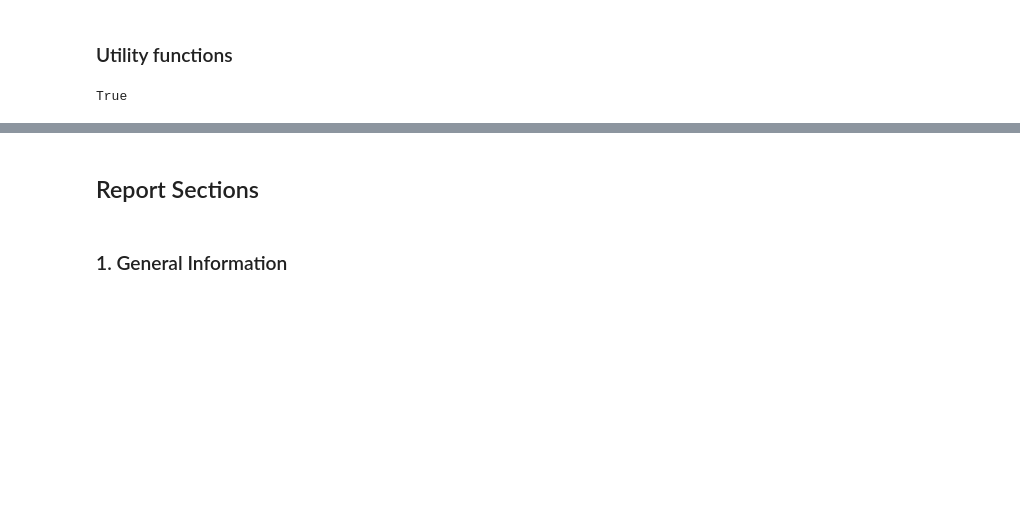
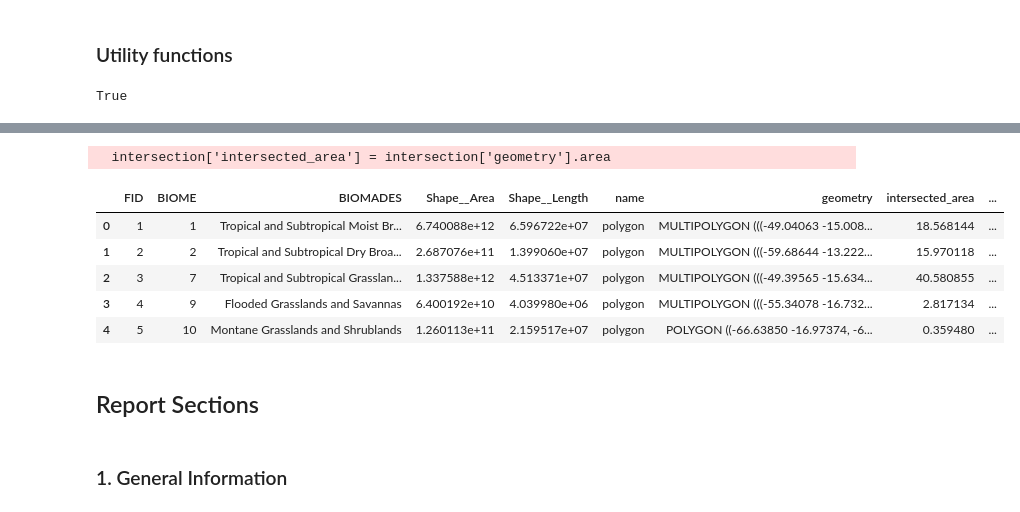
Before and after one commit to Vizzuality/amazonia-360, a Jupyter notebook: science/notebooks/01_report_queries.ipynb, the cells around one changed output, grey strips where cells are left out. Drawn from its saved outputs; the diff is of its cells as text; code cells hidden in the pictures; blank space fills up the shorter version.

```diff
--- a/science/notebooks/01_report_queries.ipynb
+++ b/science/notebooks/01_report_queries.ipynb
@@ -60,3 +166,22 @@ def indicator_queries(indicator, geometry, return_geometry='true'):
+# %%
+# Perform intersection
+intersection = gpd.overlay(gdf, gdf_poly, how='intersection')
+
+# Calculate area of the intersected geometries
+intersection['intersected_area'] = intersection['geometry'].area
+
+# Calculate the proportion of the area of each resulting geometry
+intersection['area_proportion'] = intersection['intersected_area'] / intersection['intersected_area'].sum() * 100
+
+intersection
+# %% [output]
+  intersection['intersected_area'] = intersection['geometry'].area
+|  | FID | BIOME | BIOMADES | Shape__Area | Shape__Length | name | geometry | intersected_area | ... |
+| 0 | 1 | 1 | Tropical and Subtropical Moist Br... | 6.740088e+12 | 6.596722e+07 | polygon | MULTIPOLYGON (((-49.04063 -15.008... | 18.568144 | ... |
+| 1 | 2 | 2 | Tropical and Subtropical Dry Broa... | 2.687076e+11 | 1.399060e+07 | polygon | MULTIPOLYGON (((-59.68644 -13.222... | 15.970118 | ... |
+| 2 | 3 | 7 | Tropical and Subtropical Grasslan... | 1.337588e+12 | 4.513371e+07 | polygon | MULTIPOLYGON (((-49.39565 -15.634... | 40.580855 | ... |
+| 3 | 4 | 9 | Flooded Grasslands and Savannas | 6.400192e+10 | 4.039980e+06 | polygon | MULTIPOLYGON (((-55.34078 -16.732... | 2.817134 | ... |
+| 4 | 5 | 10 | Montane Grasslands and Shrublands | 1.260113e+11 | 2.159517e+07 | polygon | POLYGON ((-66.63850 -16.97374, -6... | 0.359480 | ... |
 # %% [markdown]
 <a id='report-sections'></a>
 ## Report Sections
```
Also changed, not shown: parts of 46 cells of this notebook.
